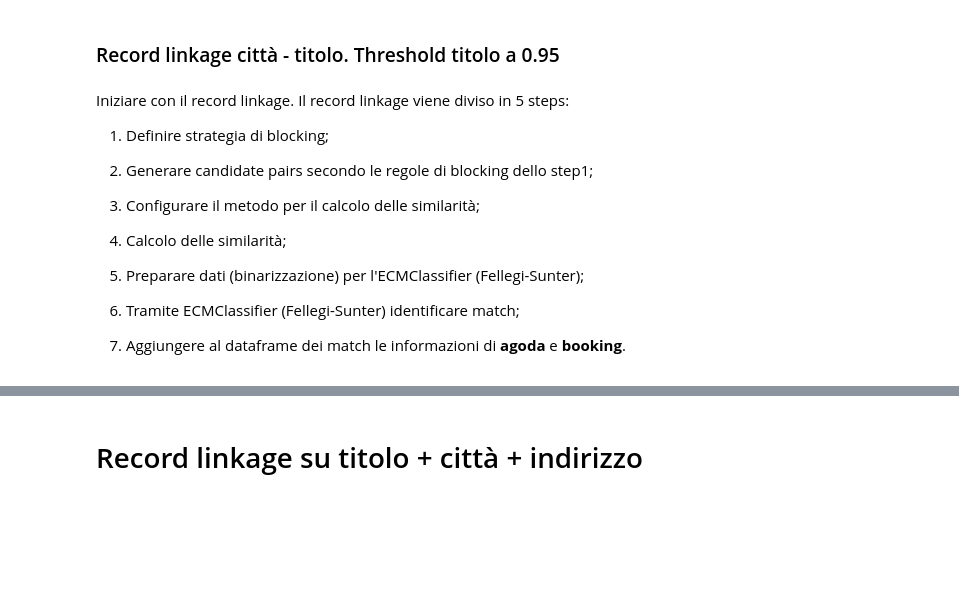
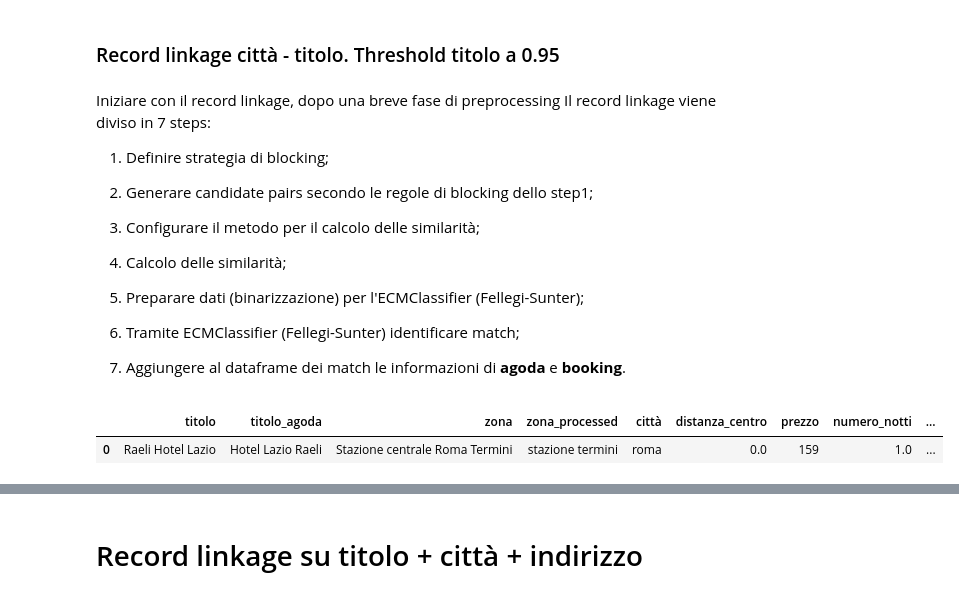
Before and after one commit to mattiamanna2203/RecordLinkage, a Jupyter notebook: RecordLinkage.ipynb, the cells around one changed output, grey strips where cells are left out. Drawn from its saved outputs; the diff is of its cells as text; code cells hidden in the pictures; blank space fills up the shorter version.

```diff
--- a/RecordLinkage.ipynb
+++ b/RecordLinkage.ipynb
@@ -248,8 +255,8 @@ Con threshold a 0.95 Hotel Labelle ed Hotel Lella vengono matchati anche se sono
 # %% [markdown]
 ### Record linkage città - titolo. Threshold titolo a 0.95
 # %% [markdown]
-Iniziare con il record linkage.
-Il record linkage viene diviso in 5 steps:
+Iniziare con il record linkage, dopo una breve fase di preprocessing
+Il record linkage viene diviso in 7 steps:
    1. Definire strategia di blocking;
 
    2. Generare candidate pairs secondo le regole di blocking dello step1;
@@ -263,4 +270,25 @@ Il record linkage viene diviso in 5 steps:
    6. Tramite ECMClassifier (Fellegi-Sunter) identificare match;
 
    7. Aggiungere al dataframe dei match le informazioni di **agoda** e **booking**.
+# %%
+copia_booking = booking.copy()
+copia_agoda = agoda.copy()
+
+# Aggiungere le colonne ID:
+copia_booking['id_booking'] = copia_booking.index
+copia_agoda['id_agoda'] = copia_agoda.index
+
+copia_booking = copia_booking.rename(columns={"titolo_processed":"titolo_booking"})
+copia_agoda = copia_agoda.rename(columns={"titolo_processed":"titolo_agoda"})
+
+# Blocking sulla prima lettera (Il blocking sulla prima lettera è una tecnica di record linkage usata per ridurre il numero di confronti tra record che devono essere effettuati.)
+#  Nel record linkage, si confrontano record da due (o più) set di dati per trovare duplicati o corrispondenze. Confrontare ogni record con tutti gli altri è computazionalmente costoso, soprattutto con set grandi complessità.
+# Il blocking serve a limitare i confronti a gruppi più piccoli di record che condividono una certa caratteristica.
+# Il blocking sulla prima lettera: significa che i record vengono suddivisi in blocchi in base alla prima lettera di un campo di testo, per esempio un cognome, un nome o un indirizzo. Solo i record che iniziano con la stessa lettera vengono poi confrontati tra loro.
+copia_booking['first_letter'] = copia_booking['titolo_booking'].str[0]
+copia_agoda['first_letter'] = copia_agoda['titolo_agoda'].str[0]
+copia_agoda.head(1)
+# %% [output]
+|  | titolo | titolo_agoda | zona | zona_processed | città | distanza_centro | prezzo | numero_notti | ... |
+| 0 | Raeli Hotel Lazio | Hotel Lazio Raeli | Stazione centrale Roma Termini | stazione termini | roma | 0.0 | 159 | 1.0 | ... |
 # %%
```
Also changed, not shown: parts of 78 cells of this notebook, 8 other files.
